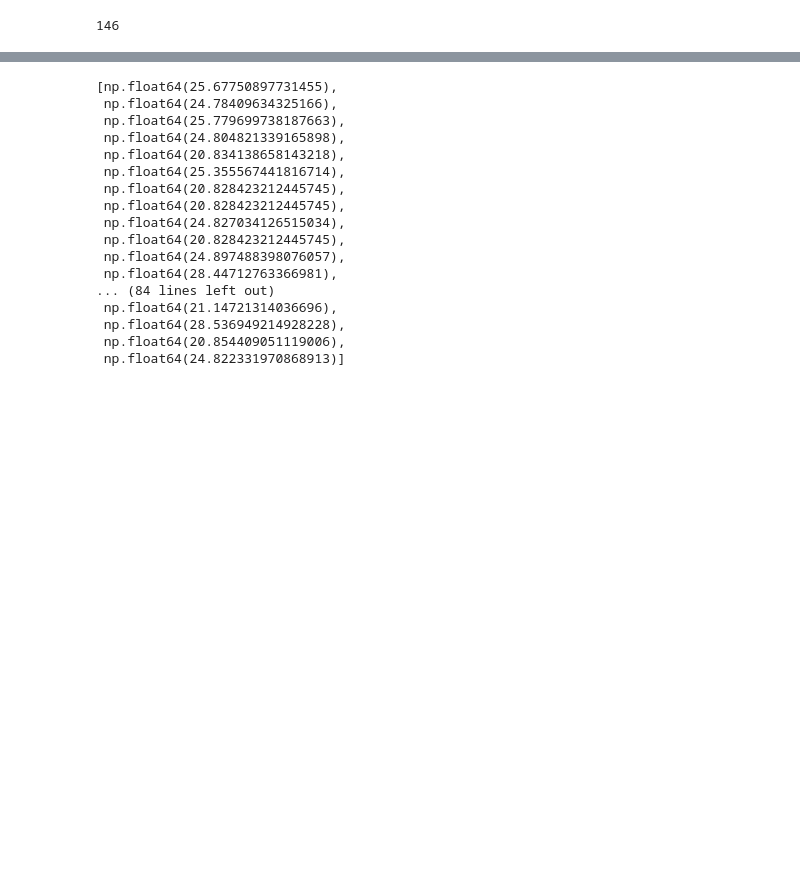
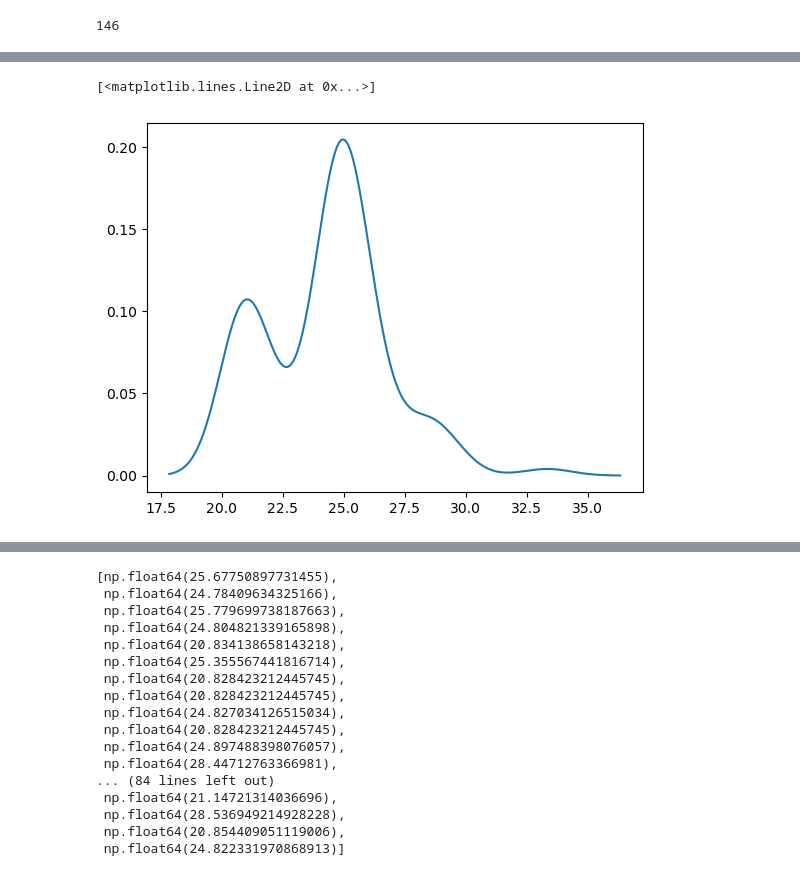
Before and after one commit to draeloslab/mm-vae, a Jupyter notebook: gen_cfm_trajectories.ipynb, the cells around one changed output, grey strips where cells are left out. Drawn from its saved outputs; the diff is of its cells as text; code cells hidden in the pictures; blank space fills up the shorter version.

```diff
--- a/gen_cfm_trajectories.ipynb
+++ b/gen_cfm_trajectories.ipynb
@@ -1041,0 +1078,5 @@ df_traj_sampled_cfm_all
+# %%
+plt.plot(x_coords1,y_coords1)
+# %% [output]
+[<matplotlib.lines.Line2D at 0x...>]
+[figure, added]
```
Also changed, not shown: parts of 31 cells of this notebook.
